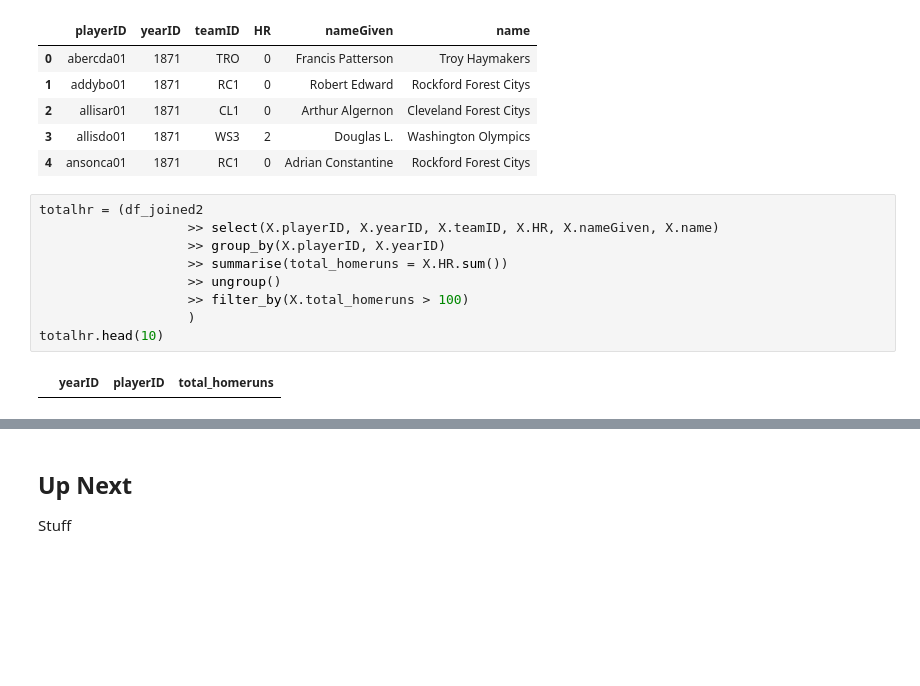
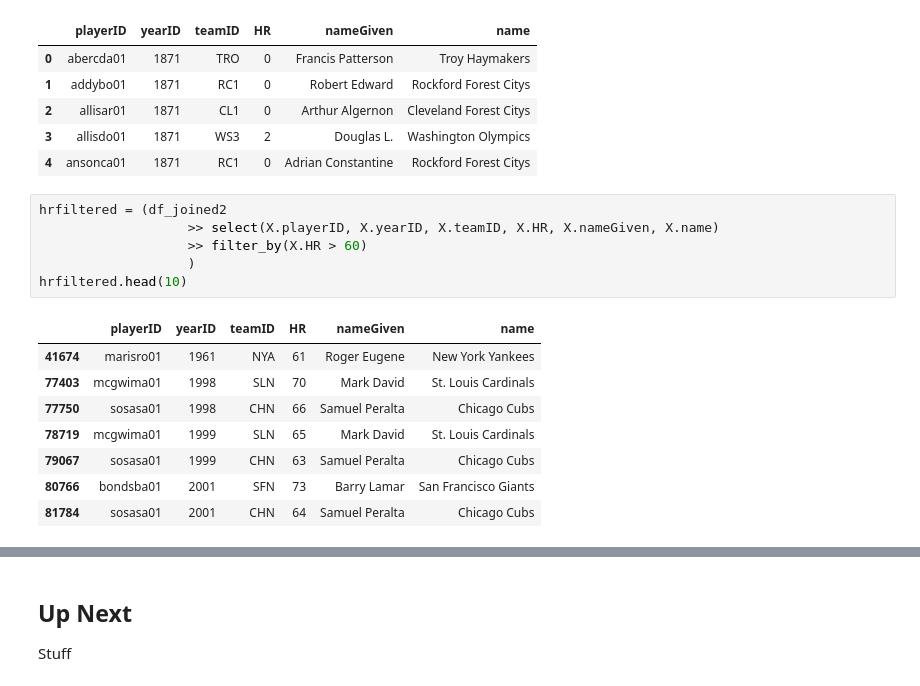
Before and after one commit to reaganbuske/DSCI430, a Jupyter notebook: 2_7_2_joining_tables_in_dfply_RB.ipynb, the cells around one changed output, grey strips where cells are left out. Saved outputs shown, nothing was run; the diff lists cells and outputs as text; blank space fills up the shorter version.

```diff
--- a/2_7_2_joining_tables_in_dfply_RB.ipynb
+++ b/2_7_2_joining_tables_in_dfply_RB.ipynb
@@ -474,13 +474,17 @@ df_joined2.head()
 | 3 | allisdo01 | 1871 | WS3 | 2 | Douglas L. | Washington Olympics |
 | 4 | ansonca01 | 1871 | RC1 | 0 | Adrian Constantine | Rockford Forest Citys |
 # %%
-totalhr = (df_joined2
+hrfiltered = (df_joined2
                    >> select(X.playerID, X.yearID, X.teamID, X.HR, X.nameGiven, X.name)
-                   >> group_by(X.playerID, X.yearID)
-                   >> summarise(total_homeruns = X.HR.sum())
-                   >> ungroup()
-                   >> filter_by(X.total_homeruns > 100)
+                   >> filter_by(X.HR > 60)
                    )
-totalhr.head(10)
+hrfiltered.head(10)
 # %% [output]
-|  | yearID | playerID | total_homeruns |
+|  | playerID | yearID | teamID | HR | nameGiven | name |
+| 41674 | marisro01 | 1961 | NYA | 61 | Roger Eugene | New York Yankees |
+| 77403 | mcgwima01 | 1998 | SLN | 70 | Mark David | St. Louis Cardinals |
+| 77750 | sosasa01 | 1998 | CHN | 66 | Samuel Peralta | Chicago Cubs |
+| 78719 | mcgwima01 | 1999 | SLN | 65 | Mark David | St. Louis Cardinals |
+| 79067 | sosasa01 | 1999 | CHN | 63 | Samuel Peralta | Chicago Cubs |
+| 80766 | bondsba01 | 2001 | SFN | 73 | Barry Lamar | San Francisco Giants |
+| 81784 | sosasa01 | 2001 | CHN | 64 | Samuel Peralta | Chicago Cubs |
```
Also changed, not shown: parts of 2 cells of this notebook, 2 other files.
